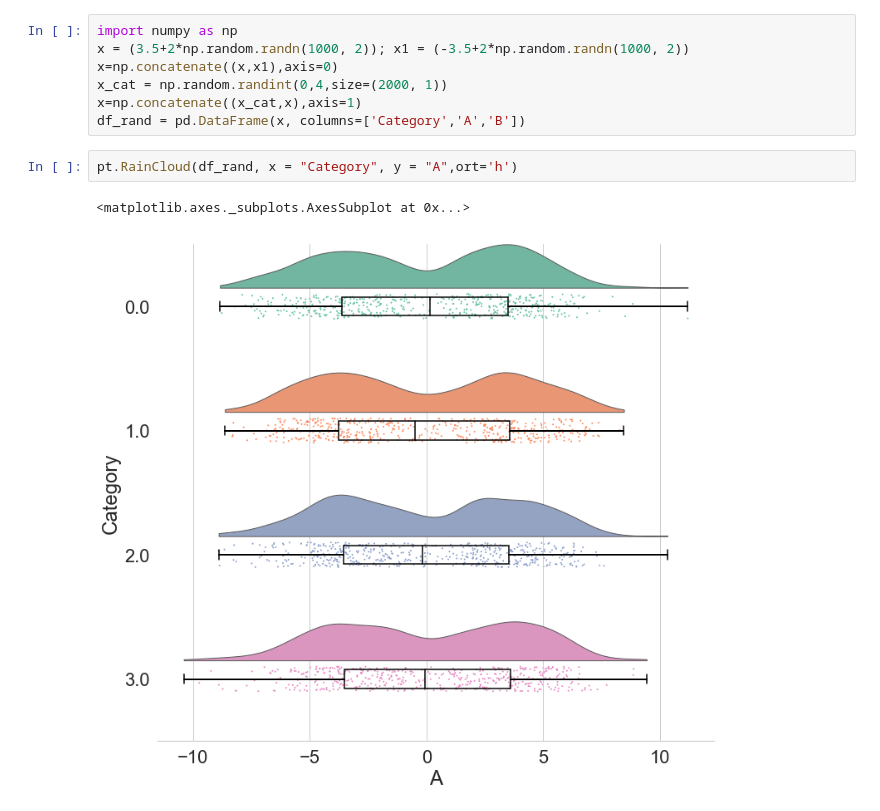
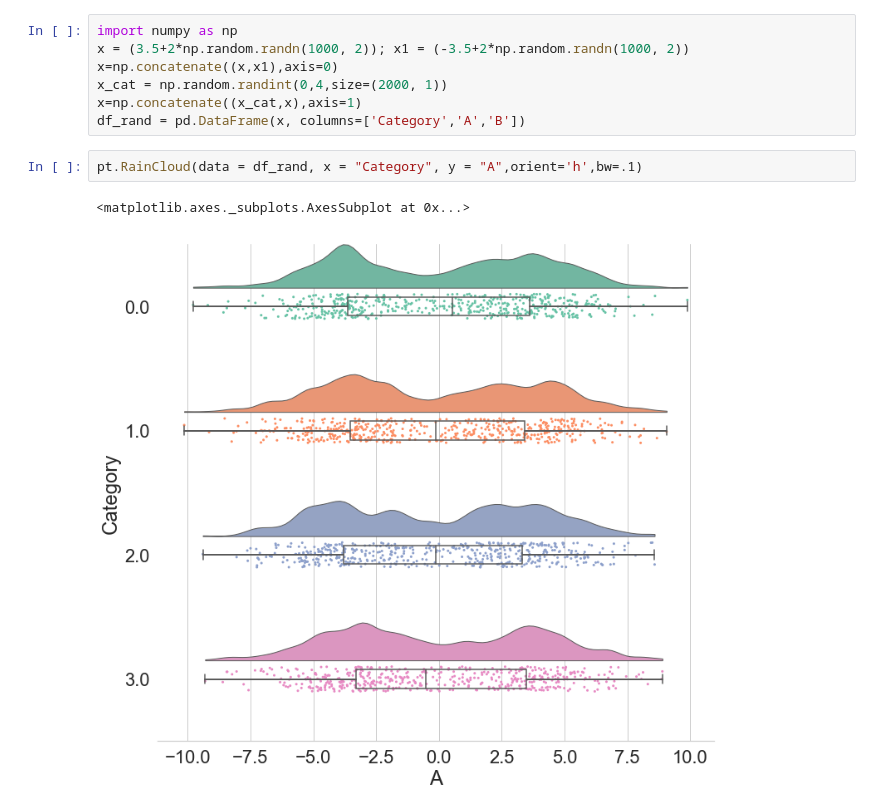
Before and after one commit to pog87/PtitPrince, a Jupyter notebook: RainCloud_Plot.ipynb, the cells around one changed output. Drawn from its saved outputs; the diff is of its cells as text.

```diff
--- a/RainCloud_Plot.ipynb
+++ b/RainCloud_Plot.ipynb
@@ -96,7 +96,7 @@ x_cat = np.random.randint(0,4,size=(2000, 1))
 x=np.concatenate((x_cat,x),axis=1)
 df_rand = pd.DataFrame(x, columns=['Category','A','B'])
 # %%
-pt.RainCloud(df_rand, x = "Category", y = "A",ort='h')
+pt.RainCloud(data = df_rand, x = "Category", y = "A",orient='h',bw=.1)
 # %% [output]
 <matplotlib.axes._subplots.AxesSubplot at 0x...>
-[figure, old version]
+[figure, new version]
```
Also changed, not shown: parts of 4 cells of this notebook, 2 other files.
